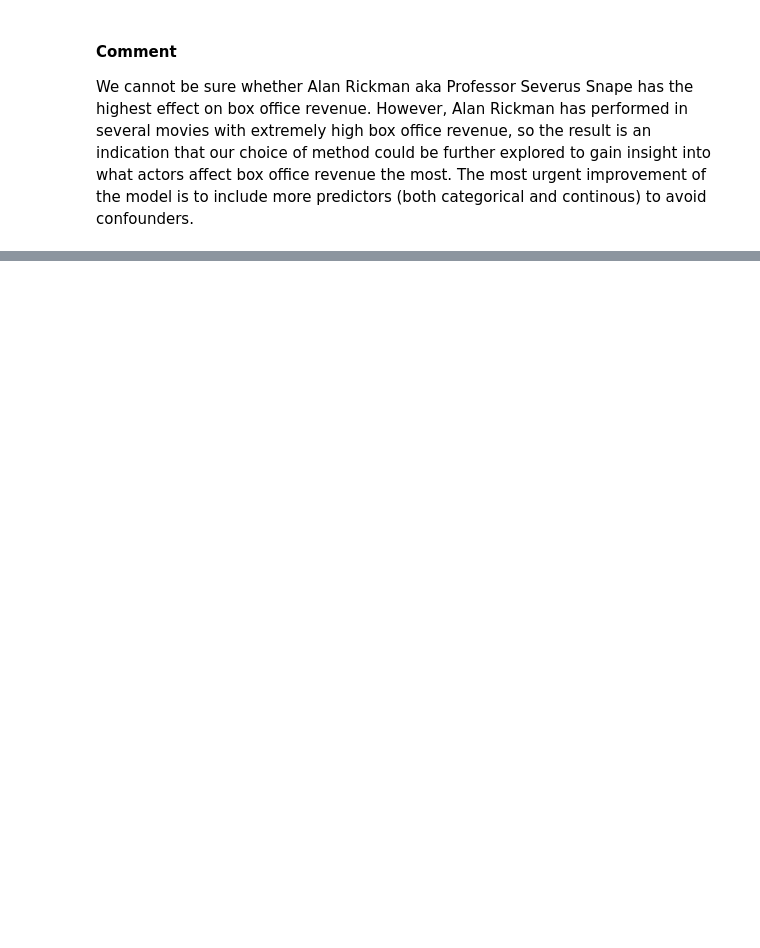
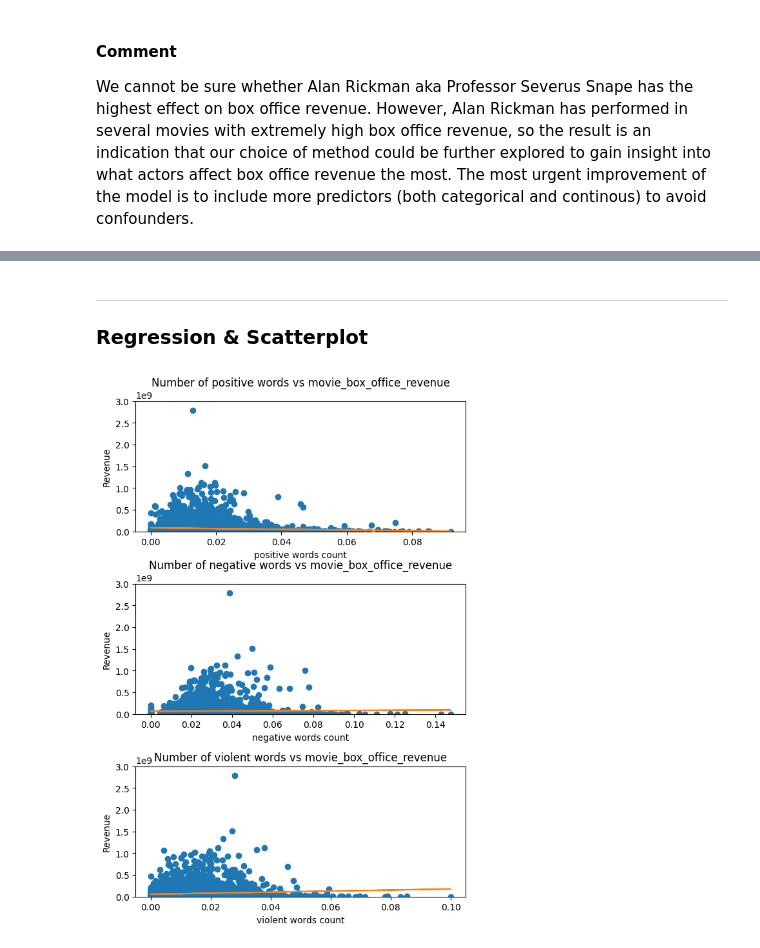
Before and after one commit to epfl-ada/ada-2022-project-teambadass, a Jupyter notebook: main.ipynb, the cells around one changed output, grey strips where cells are left out. Cells and saved outputs as stored; diff of their text form; code cells hidden in the pictures; blank space fills up the shorter version.

```diff
--- a/main.ipynb
+++ b/main.ipynb
@@ -879,0 +1081,5 @@ We cannot be sure whether Alan Rickman aka Professor Severus Snape has the highe
+# %%
+# Merge metadata and summary data and filter for revenue and summary
+df_merge = pd.merge(movies, df_summary, on=["wikipedia_movie_ID"], how="inner")
+df_merge = df_merge[["wikipedia_movie_ID", "summary", "movie_box_office_revenue"]]
+df_merge.head(5)
@@ -879,0 +1098,3 @@ We cannot be sure whether Alan Rickman aka Professor Severus Snape has the highe
+# %%
+# Sentiment List
+sentiment = ["positive", "negative", "violent"]
@@ -879,0 +1170,9 @@ We cannot be sure whether Alan Rickman aka Professor Severus Snape has the highe
+# %%
+# adding column for positive sentiment
+df_merge["positive"] = df_merge["summary"].apply(lambda x: check_summary(x, pos_list))
+
+# adding a columns for negative sentiment
+df_merge["negative"] = df_merge["summary"].apply(lambda x: check_summary(x, neg_list))
+
+# adding a columns for violent sentiment
+df_merge["violent"] = df_merge["summary"].apply(lambda x: check_summary(x, vio_list))
@@ -879,0 +1185,31 @@ We cannot be sure whether Alan Rickman aka Professor Severus Snape has the highe
+# %% [markdown]
+---
+### Regression & Scatterplot
+# %%
+fig, ax = plt.subplots(3, 1)
+
+# sentiment to ax position mapping
+sen2ax = {"positive": ax[0], "negative": ax[1], "violent": ax[2]}
+
+# Plot for each sentiment: positive, negative, violent
+for s in sentiment:
+    ax = sen2ax[s]
+    ax.plot(df_merge[s], df_merge["movie_box_office_revenue"], "o")
+
+    # obtain m (slope) and b(intercept) of linear regression line
+    m, b = np.polyfit(df_merge[s], df_merge["movie_box_office_revenue"], 1)
+    # add linear regression line to scatterplot
+    ax.plot(df_merge[s], m * df_merge[s] + b)
+
+    ax.set_title("Number of " + s + " words vs movie_box_office_revenue")
+    ax.set_xlabel(s + " words count")
+    ax.set_ylabel("Revenue")
+    ax.set_ylim(0, 3000000000)
+
+# Combine all the operations and display
+plt.subplots_adjust(left=0.1, bottom=0.1, right=0.9, top=1.7, wspace=0.4, hspace=0.4)
+plt.show()
+
+# sns.lmplot(x='positive', y='revenue', data=df_merge)
+# %% [output]
+[figure, added]
```
Also changed, not shown: parts of 92 cells of this notebook, 3 other files.
